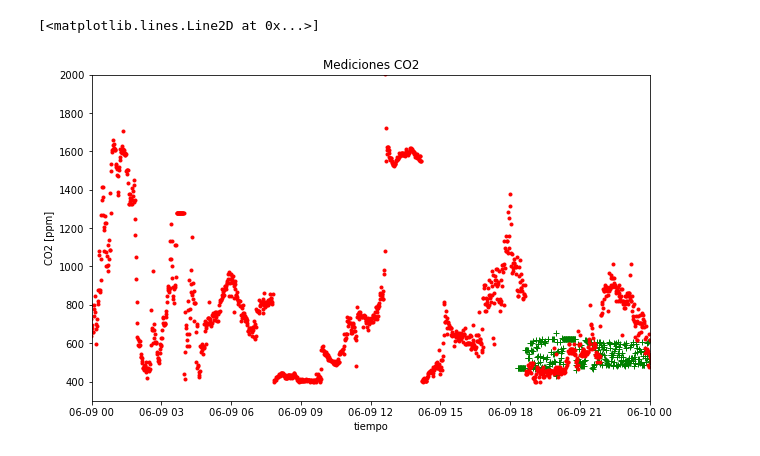
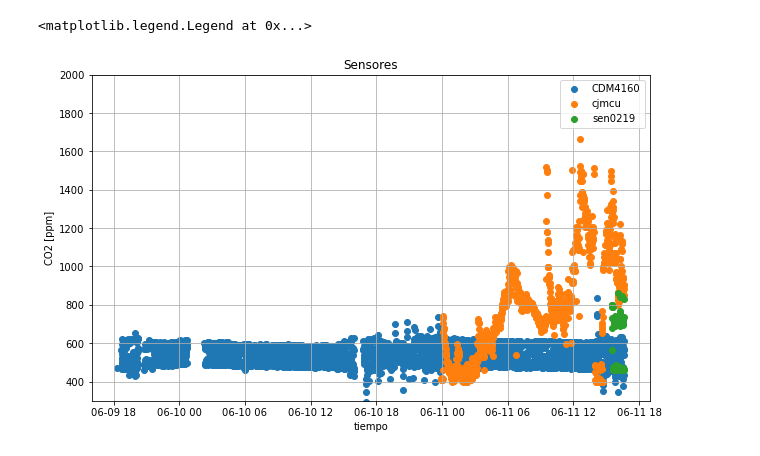
Before and after one commit to lata-mas/Monitor_co2_pistas_educativas, a Jupyter notebook: notebooks/001_descarga_guarda_ThingsBoard.ipynb, the cells around one changed output. Cells and saved outputs as stored; diff of their text form; code cells hidden in the pictures.

```diff
--- a/notebooks/001_descarga_guarda_ThingsBoard.ipynb
+++ b/notebooks/001_descarga_guarda_ThingsBoard.ipynb
@@ -30,4 +15,10 @@ KeyError: 'CJMCU811'
+# %%
+# carga los datos de cada key del respectivo
+sen = sn.get_df(key="sen0219")
+cdm = tb.get_df(key="CDM4160")
+cjm = tb.get_df(key="cjmcu")
 # %%
-datos = pd.concat([cmd,sen],axis=0)
-datos
+datos = pd.concat([cdm,cjm,sen],axis=1)
+sensores = datos.columns
+sensores
 # %% [output]
@@ -48,17 +26,20 @@ datos
 # %%
 fig, ax = plt.subplots(figsize=(10,6))
 
-fecha1 = parse("2021-06-09")
-fecha2 = fecha1 + pd.Timedelta("1D")
+# fecha1 = parse("2021-06-10")
+# fecha2 = fecha1 + pd.Timedelta("1D")
+# ax.set_xlim(fecha1,fecha2)
 
-ax.set_xlim(fecha1,fecha2)
 ax.set_ylim(300,2000)
 ax.set_ylabel("CO2 [ppm]")
 ax.set_xlabel("tiempo")
-ax.set_title("Mediciones CO2")
+ax.set_title("Sensores")
+ax.grid()
 
-ax.plot(datos.CDM4160,'g+')
-ax.plot(datos["CJMCU-811"],'r.')
+for sensor in sensores:
+    ax.scatter(datos[sensor].index,datos[sensor],label=sensor)
+
+ax.legend()
 # %% [output]
-[<matplotlib.lines.Line2D at 0x...>]
+<matplotlib.legend.Legend at 0x...>
-[figure, old version]
+[figure, new version]
```
Also changed, not shown: parts of 9 cells of this notebook, 10 other files.
